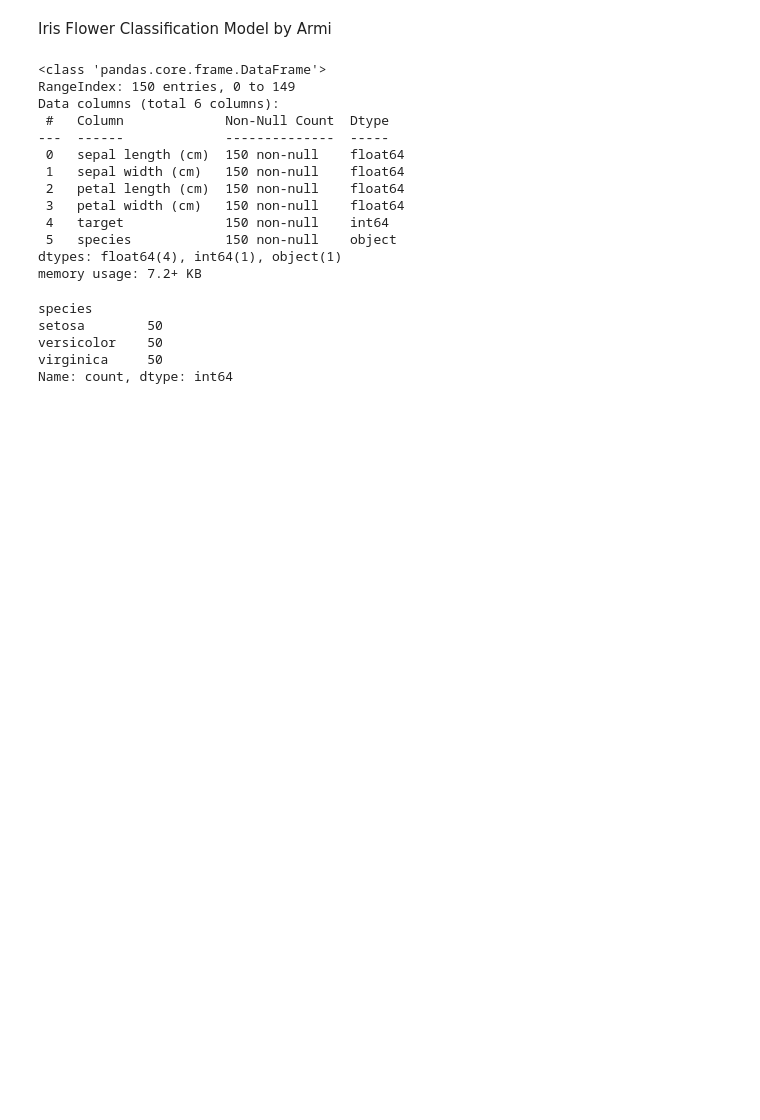
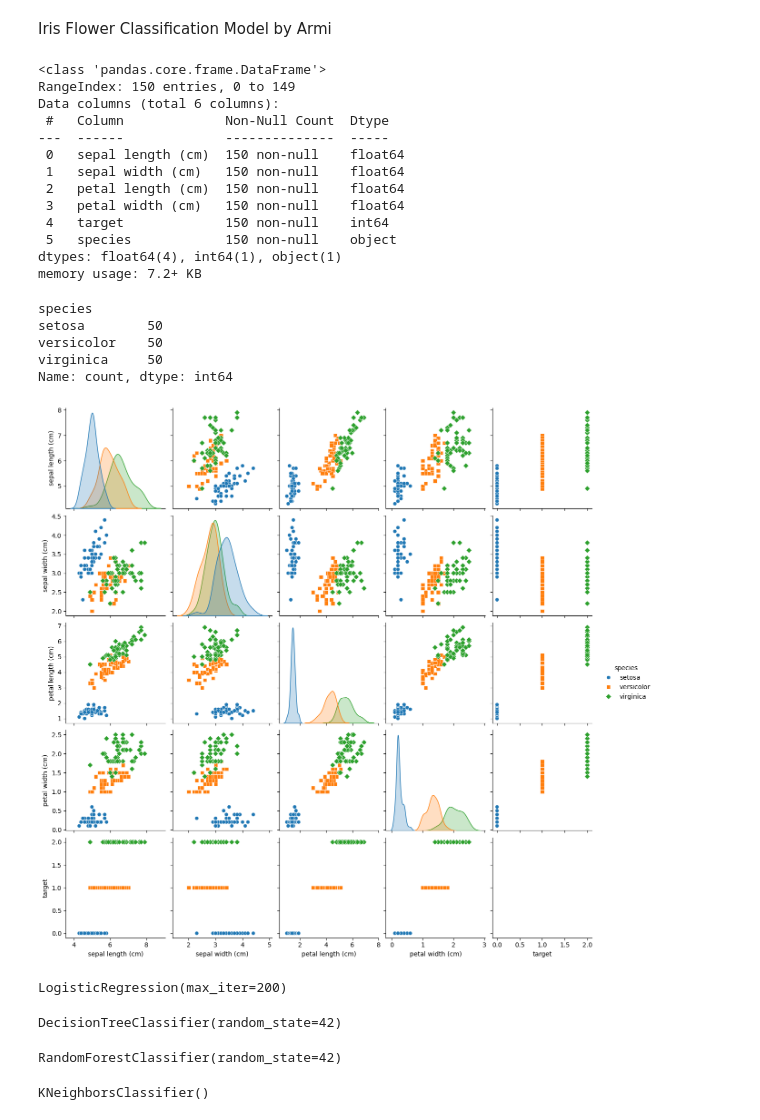
Before and after one commit to MasterChief-ai/Beginner-ML-Projects, a Jupyter notebook: Iris_Flower_Classification.ipynb, the cells around one changed output. Saved outputs shown, nothing was run; the diff lists cells and outputs as text; code cells hidden in the pictures; blank space fills up the shorter version.

```diff
--- a/Iris_Flower_Classification.ipynb
+++ b/Iris_Flower_Classification.ipynb
@@ -36,3 +38,9 @@ setosa        50
 versicolor    50
 virginica     50
 Name: count, dtype: int64
+# %%
+#EDA
+sns.pairplot(df, hue='species', markers=["o", "s", "D"])
+plt.show()
+# %% [output]
+[figure, added]
@@ -38,0 +53,32 @@ Name: count, dtype: int64
+# %%
+#Train a simple model. Lets use Logistic Regression, Then we try Decision Tree, Random Forest, and KNeighbors
+from sklearn.linear_model import LogisticRegression
+
+model = LogisticRegression(max_iter=200)
+model.fit(x_train, y_train)
+# %% [output]
+LogisticRegression(max_iter=200)
+# %%
+#Try with Decision Tree Classifier
+from sklearn.tree import DecisionTreeClassifier
+
+tree = DecisionTreeClassifier(random_state=42)
+tree.fit(x_train, y_train)
+# %% [output]
+DecisionTreeClassifier(random_state=42)
+# %%
+#WIth Random Forest Classifier
+from sklearn.ensemble import RandomForestClassifier
+
+rf = RandomForestClassifier(n_estimators=100, random_state=42)
+rf.fit(x_train, y_train)
+# %% [output]
+RandomForestClassifier(random_state=42)
+# %%
+#With KNeighbors Classifier
+from sklearn.neighbors import KNeighborsClassifier
+
+knn = KNeighborsClassifier(n_neighbors=5) #or you can use any number of neighbors, some people use 3, some use 7
+knn.fit(x_train, y_train)
+# %% [output]
+KNeighborsClassifier()
```
Also changed, not shown: parts of 9 cells of this notebook, 4 other files.
